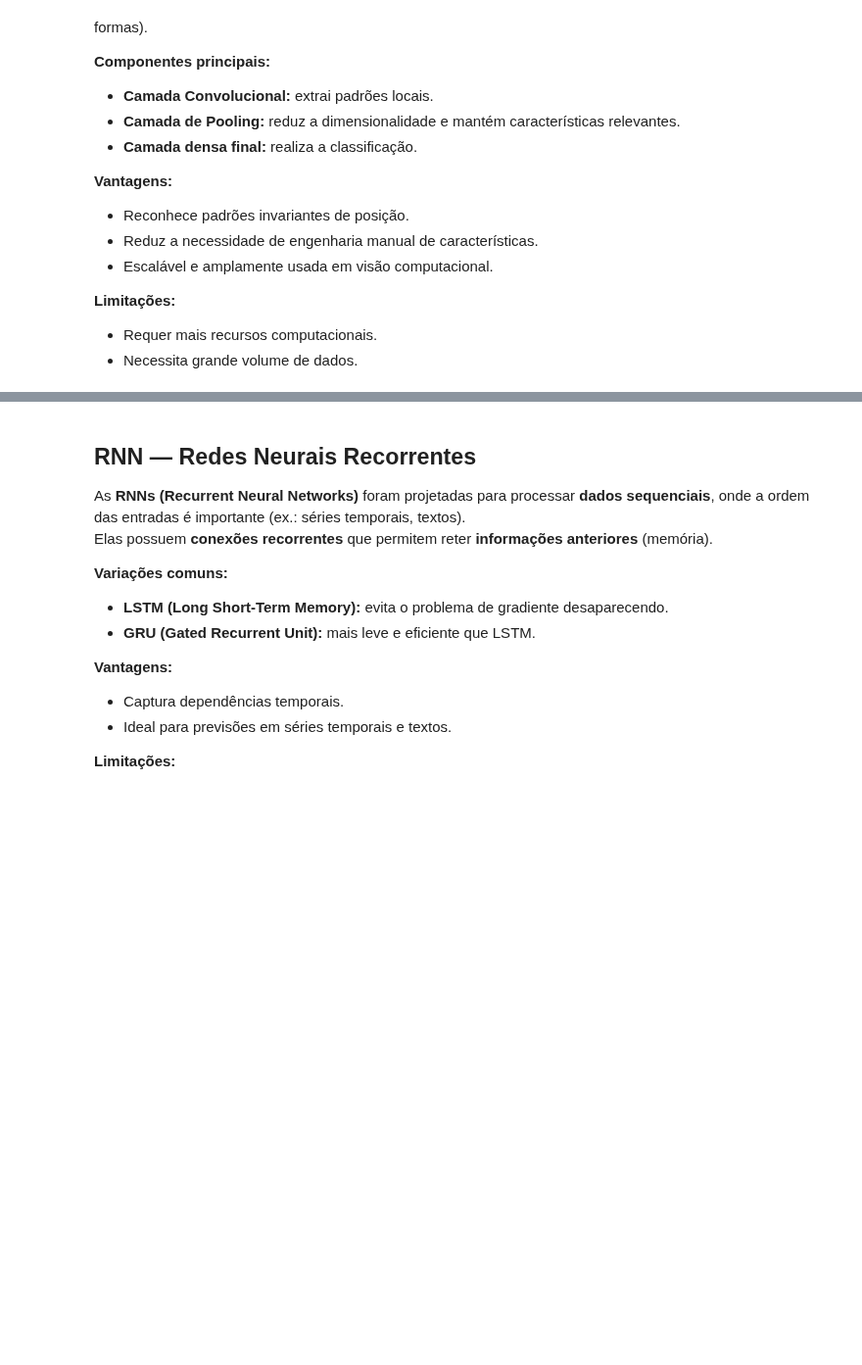
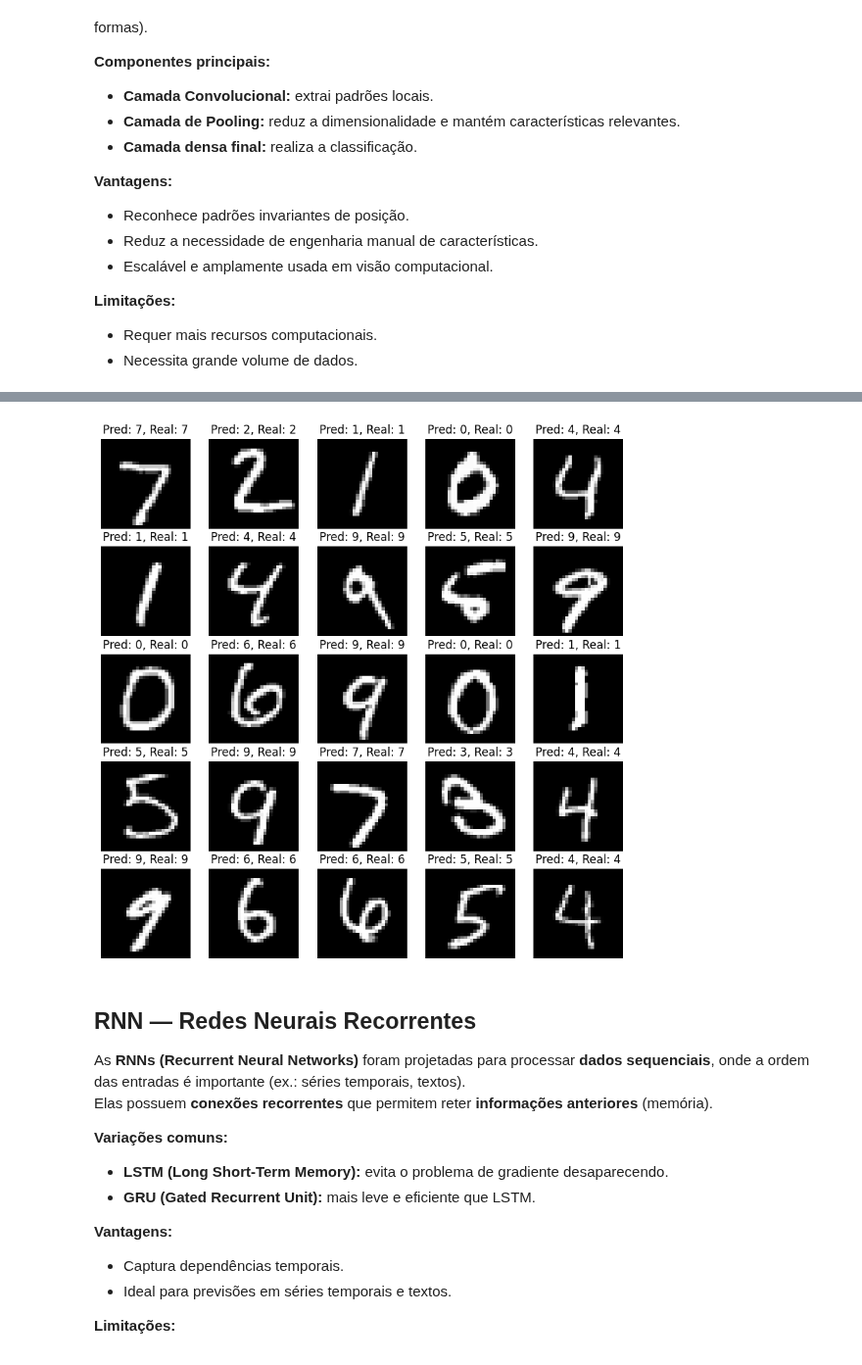
Before and after one commit to profAndreSouza/Material, a Jupyter notebook: Inteligência Artificial e Aprendizagem de Máquina/20 Modelos Avançados de Aprendizado de Máquina.ipynb, the cells around one changed output, grey strips where cells are left out. Shown at 98% size. Saved outputs shown, nothing was run; the diff lists cells and outputs as text; code cells hidden in the pictures; blank space fills up the shorter version.

```diff
--- a/Inteligência Artificial e Aprendizagem de Máquina/20 Modelos Avançados de Aprendizado de Máquina.ipynb
+++ b/Inteligência Artificial e Aprendizagem de Máquina/20 Modelos Avançados de Aprendizado de Máquina.ipynb
@@ -116,0 +163,15 @@ print("Acurácia no teste:", test_acc)
+# %%
+# Make predictions
+predictions = model.predict(X_test)
+
+plt.figure(figsize=(10, 10))
+for i in range(25):
+    plt.subplot(5, 5, i + 1)
+    # Reshape X_test_mnist[i] from (28, 28, 1) to (28, 28) for imshow
+    plt.imshow(X_test[i].reshape(28, 28), cmap='gray')
+    predicted_label = np.argmax(predictions[i])
+    true_label = np.argmax(y_test[i]) # Use the original y_test_mnist for true labels
+    plt.title(f"Pred: {predicted_label}, Real: {true_label}")
+    plt.axis('off')
+plt.show()
+# %% [output]
@@ -117,3 +179,4 @@ print("Acurácia no teste:", test_acc)
+[figure, added]
 # %% [markdown]
 ## RNN — Redes Neurais Recorrentes
 
```
Also changed, not shown: parts of 8 cells of this notebook, 1 other file.
